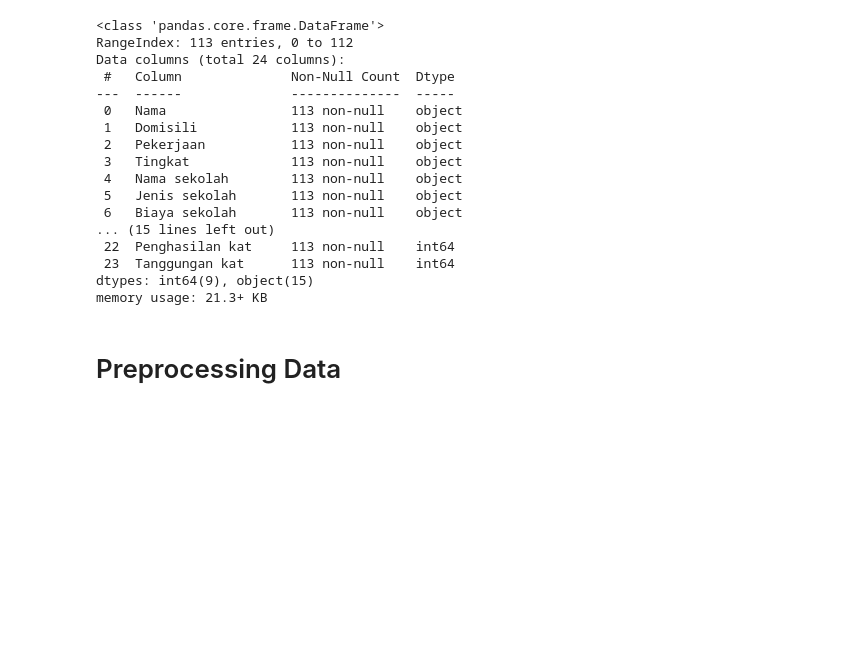
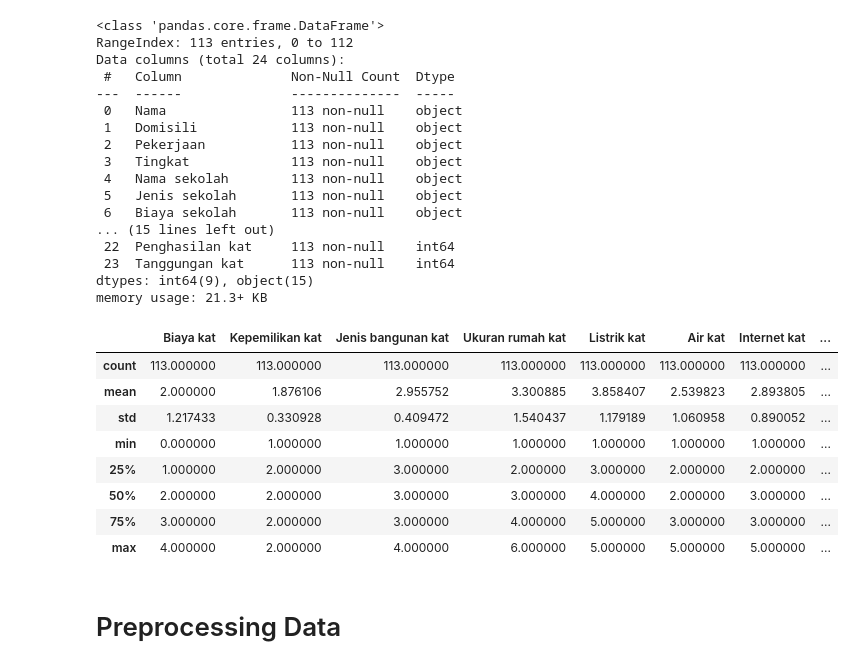
Before and after one commit to debi92/Equalee, a Jupyter notebook: Tuition_Fee_Prediction.ipynb, the cells around one changed output. Saved outputs shown, nothing was run; the diff lists cells and outputs as text; code cells hidden in the pictures; blank space fills up the shorter version.

```diff
--- a/Tuition_Fee_Prediction.ipynb
+++ b/Tuition_Fee_Prediction.ipynb
@@ -122,6 +144,18 @@ Data columns (total 24 columns):
  23  Tanggungan kat      113 non-null    int64
 dtypes: int64(9), object(15)
 memory usage: 21.3+ KB
+# %%
+tfp.describe()
+# %% [output]
+|  | Biaya kat | Kepemilikan kat | Jenis bangunan kat | Ukuran rumah kat | Listrik kat | Air kat | Internet kat | ... |
+| count | 113.000000 | 113.000000 | 113.000000 | 113.000000 | 113.000000 | 113.000000 | 113.000000 | ... |
+| mean | 2.000000 | 1.876106 | 2.955752 | 3.300885 | 3.858407 | 2.539823 | 2.893805 | ... |
+| std | 1.217433 | 0.330928 | 0.409472 | 1.540437 | 1.179189 | 1.060958 | 0.890052 | ... |
+| min | 0.000000 | 1.000000 | 1.000000 | 1.000000 | 1.000000 | 1.000000 | 1.000000 | ... |
+| 25% | 1.000000 | 2.000000 | 3.000000 | 2.000000 | 3.000000 | 2.000000 | 2.000000 | ... |
+| 50% | 2.000000 | 2.000000 | 3.000000 | 3.000000 | 4.000000 | 2.000000 | 3.000000 | ... |
+| 75% | 3.000000 | 2.000000 | 3.000000 | 4.000000 | 5.000000 | 3.000000 | 3.000000 | ... |
+| max | 4.000000 | 2.000000 | 4.000000 | 6.000000 | 5.000000 | 5.000000 | 5.000000 | ... |
 # %% [markdown]
 # Preprocessing Data
 # %%
```
Also changed, not shown: parts of 13 cells of this notebook.
